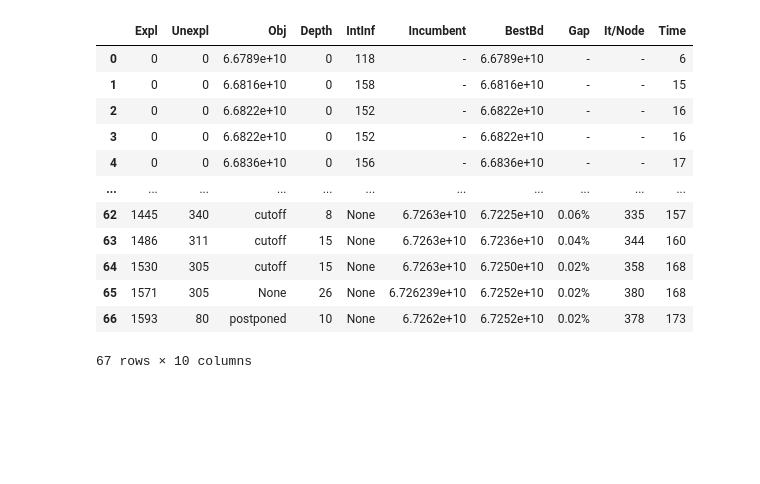
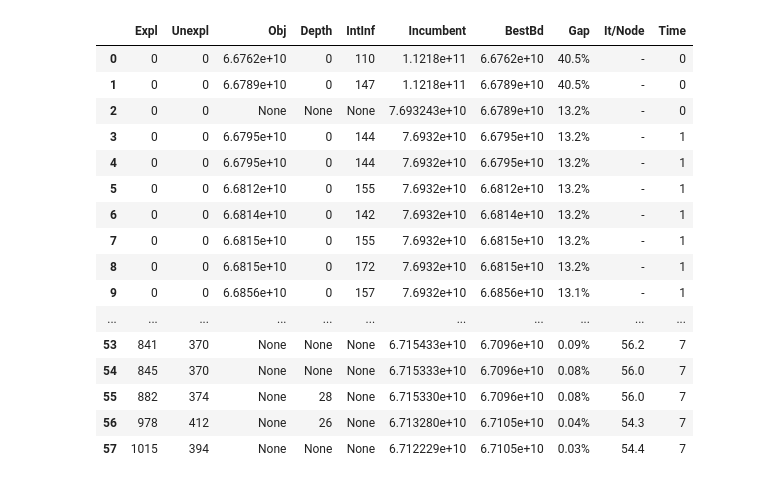
Before and after one commit to nuhorchak/Vaccine_Tender, a Jupyter notebook: Two Stage Deterministic equivalent/plot_solution_convergence.ipynb, the cells around one changed output. Saved outputs shown, nothing was run; the diff lists cells and outputs as text; code cells hidden in the pictures; blank space fills up the shorter version.

```diff
--- a/Two Stage Deterministic equivalent/plot_solution_convergence.ipynb
+++ b/Two Stage Deterministic equivalent/plot_solution_convergence.ipynb
@@ -69,37 +69,41 @@ def parse_data_with_markers(data):
     return processed_df
 # %%
 # Open and read the file as plain text
-with open('log_output_10_scenarios_5deltas_true_overlap_true_capacity.json', 'r') as file:
+with open('log_output_1_scenarios_5deltas_true_overlap_true_capacity.json', 'r') as file:
     text = file.read()
 
 # Define the start and end markers for the data extraction
 start_marker = "Expl Unexpl |  Obj  Depth IntInf | Incumbent    BestBd   Gap | It/Node Time"
 end_marker = "Cutting planes:"
 
 # Find the start and end index of the data to be extracted
 start_index = text.find(start_marker)
 end_index = text.find(end_marker, start_index)
 
 # Extract the data between these indices
 extracted_data = text[start_index:end_index].strip()
 
 # Applying the modified parser
 df_with_markers = parse_data_with_markers(extracted_data)
 df_with_markers
 # %% [output]
 |  | Expl | Unexpl | Obj | Depth | IntInf | Incumbent | BestBd | Gap | It/Node | Time |
-| 0 | 0 | 0 | 6.6789e+10 | 0 | 118 | - | 6.6789e+10 | - | - | 6 |
-| 1 | 0 | 0 | 6.6816e+10 | 0 | 158 | - | 6.6816e+10 | - | - | 15 |
-| 2 | 0 | 0 | 6.6822e+10 | 0 | 152 | - | 6.6822e+10 | - | - | 16 |
-| 3 | 0 | 0 | 6.6822e+10 | 0 | 152 | - | 6.6822e+10 | - | - | 16 |
-| 4 | 0 | 0 | 6.6836e+10 | 0 | 156 | - | 6.6836e+10 | - | - | 17 |
+| 0 | 0 | 0 | 6.6762e+10 | 0 | 110 | 1.1218e+11 | 6.6762e+10 | 40.5% | - | 0 |
+| 1 | 0 | 0 | 6.6789e+10 | 0 | 147 | 1.1218e+11 | 6.6789e+10 | 40.5% | - | 0 |
+| 2 | 0 | 0 | None | None | None | 7.693243e+10 | 6.6789e+10 | 13.2% | - | 0 |
+| 3 | 0 | 0 | 6.6795e+10 | 0 | 144 | 7.6932e+10 | 6.6795e+10 | 13.2% | - | 1 |
+| 4 | 0 | 0 | 6.6795e+10 | 0 | 144 | 7.6932e+10 | 6.6795e+10 | 13.2% | - | 1 |
+| 5 | 0 | 0 | 6.6812e+10 | 0 | 155 | 7.6932e+10 | 6.6812e+10 | 13.2% | - | 1 |
+| 6 | 0 | 0 | 6.6814e+10 | 0 | 142 | 7.6932e+10 | 6.6814e+10 | 13.2% | - | 1 |
+| 7 | 0 | 0 | 6.6815e+10 | 0 | 155 | 7.6932e+10 | 6.6815e+10 | 13.2% | - | 1 |
+| 8 | 0 | 0 | 6.6815e+10 | 0 | 172 | 7.6932e+10 | 6.6815e+10 | 13.2% | - | 1 |
+| 9 | 0 | 0 | 6.6856e+10 | 0 | 157 | 7.6932e+10 | 6.6856e+10 | 13.1% | - | 1 |
 | ... | ... | ... | ... | ... | ... | ... | ... | ... | ... | ... |
-| 62 | 1445 | 340 | cutoff | 8 | None | 6.7263e+10 | 6.7225e+10 | 0.06% | 335 | 157 |
-| 63 | 1486 | 311 | cutoff | 15 | None | 6.7263e+10 | 6.7236e+10 | 0.04% | 344 | 160 |
-| 64 | 1530 | 305 | cutoff | 15 | None | 6.7263e+10 | 6.7250e+10 | 0.02% | 358 | 168 |
-| 65 | 1571 | 305 | None | 26 | None | 6.726239e+10 | 6.7252e+10 | 0.02% | 380 | 168 |
-| 66 | 1593 | 80 | postponed | 10 | None | 6.7262e+10 | 6.7252e+10 | 0.02% | 378 | 173 |
+| 53 | 841 | 370 | None | None | None | 6.715433e+10 | 6.7096e+10 | 0.09% | 56.2 | 7 |
+| 54 | 845 | 370 | None | None | None | 6.715333e+10 | 6.7096e+10 | 0.08% | 56.0 | 7 |
+| 55 | 882 | 374 | None | 28 | None | 6.715330e+10 | 6.7096e+10 | 0.08% | 56.0 | 7 |
+| 56 | 978 | 412 | None | 26 | None | 6.713280e+10 | 6.7105e+10 | 0.04% | 54.3 | 7 |
+| 57 | 1015 | 394 | None | None | None | 6.712229e+10 | 6.7105e+10 | 0.03% | 54.4 | 7 |
-67 rows × 10 columns
 # %%
 # Convert values to floats if they are not already
 df = df_with_markers
```
Also changed, not shown: parts of 1 cell of this notebook, 55 other files.
